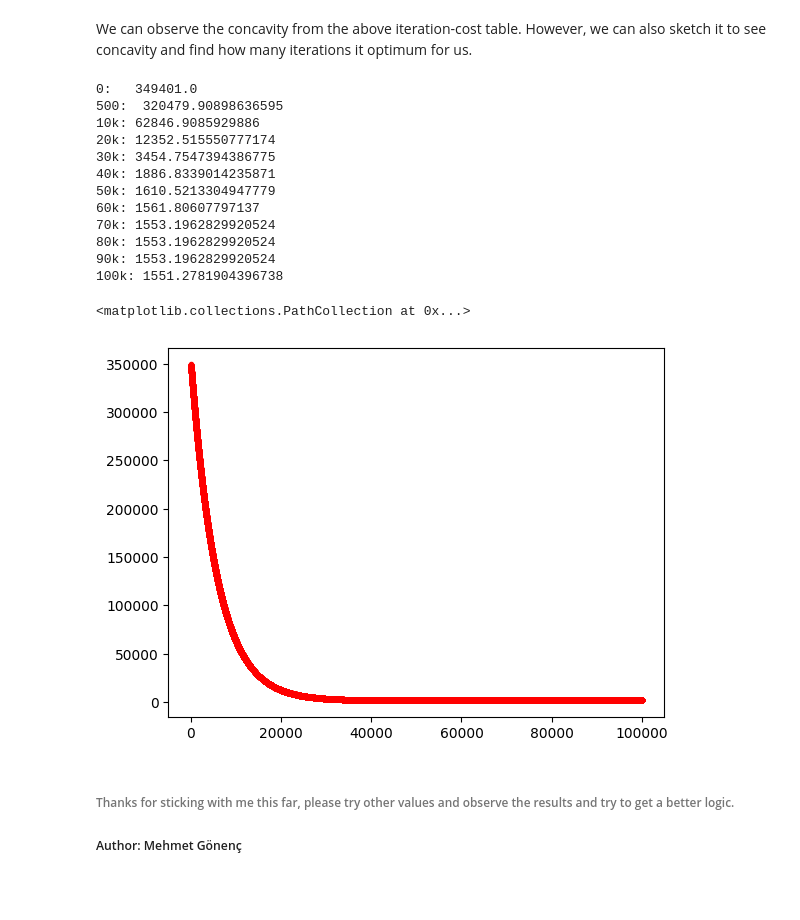
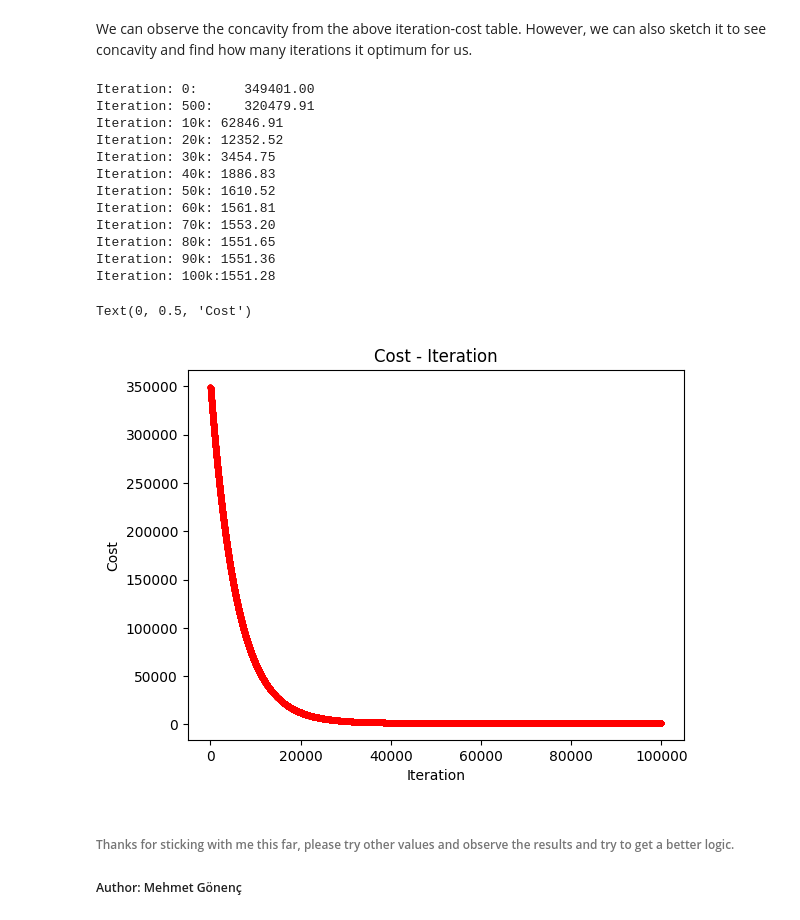
Before and after one commit to MehmetEmirGonenc/MachineLearningTutorial, a Jupyter notebook: ML#0/ML#0.ipynb, the cells around one changed output. Drawn from its saved outputs; the diff is of its cells as text; code cells hidden in the pictures; blank space fills up the shorter version.

```diff
--- a/ML#0/ML#0.ipynb
+++ b/ML#0/ML#0.ipynb
@@ -353,36 +353,39 @@ def cost_iter_graph (x, y, w, b, num_iterations = 1000, alpha = 0.00000001): # x
 # %%
 init_w = 0
 init_b = 0
 x_points, y_points = cost_iter_graph(x_values, y_values, init_w, init_b, num_iterations=100000, alpha=0.00000001)
 # Some checkpoints with exact values
-print("0:  ",y_points[0])
-print("500: ",y_points[500])
-print("10k:",y_points[10000])
-print("20k:",y_points[20000])
-print("30k:",y_points[30000])
-print("40k:",y_points[40000])
-print("50k:",y_points[50000])
-print("60k:",y_points[60000])
-print("70k:",y_points[70000])
-print("80k:",y_points[70000])
-print("90k:",y_points[70000])
-print("100k:",y_points[99999])
+print(f"Iteration: 0:      {y_points[0]:.2f}")
+print(f"Iteration: 500:    {y_points[500]:.2f}",)
+print(f"Iteration: 10k: {y_points[10000]:.2f}")
+print(f"Iteration: 20k: {y_points[20000]:.2f}")
+print(f"Iteration: 30k: {y_points[30000]:.2f}")
+print(f"Iteration: 40k: {y_points[40000]:.2f}")
+print(f"Iteration: 50k: {y_points[50000]:.2f}")
+print(f"Iteration: 60k: {y_points[60000]:.2f}")
+print(f"Iteration: 70k: {y_points[70000]:.2f}")
+print(f"Iteration: 80k: {y_points[80000]:.2f}")
+print(f"Iteration: 90k: {y_points[90000]:.2f}")
+print(f"Iteration: 100k:{y_points[99999]:.2f}")
 plt.scatter(x_points, y_points, marker=".", c="r")
+plt.title("Cost - Iteration")
+plt.xlabel("Iteration")
+plt.ylabel("Cost")
 # %% [output]
-0:   349401.0
-500:  320479.90898636595
-10k: 62846.9085929886
-20k: 12352.515550777174
-30k: 3454.7547394386775
-40k: 1886.8339014235871
-50k: 1610.5213304947779
-60k: 1561.80607797137
-70k: 1553.1962829920524
-80k: 1553.1962829920524
-90k: 1553.1962829920524
-100k: 1551.2781904396738
+Iteration: 0:      349401.00
+Iteration: 500:    320479.91
+Iteration: 10k: 62846.91
+Iteration: 20k: 12352.52
+Iteration: 30k: 3454.75
+Iteration: 40k: 1886.83
+Iteration: 50k: 1610.52
+Iteration: 60k: 1561.81
+Iteration: 70k: 1553.20
+Iteration: 80k: 1551.65
+Iteration: 90k: 1551.36
+Iteration: 100k:1551.28
-<matplotlib.collections.PathCollection at 0x...>
+Text(0, 0.5, 'Cost')
-[figure, old version]
+[figure, new version]
 # %% [markdown]
 ###### Thanks for sticking with me this far, please try other values and observe the results and try to get a better logic.
 
```
Also changed, not shown: parts of 1 cell of this notebook.
